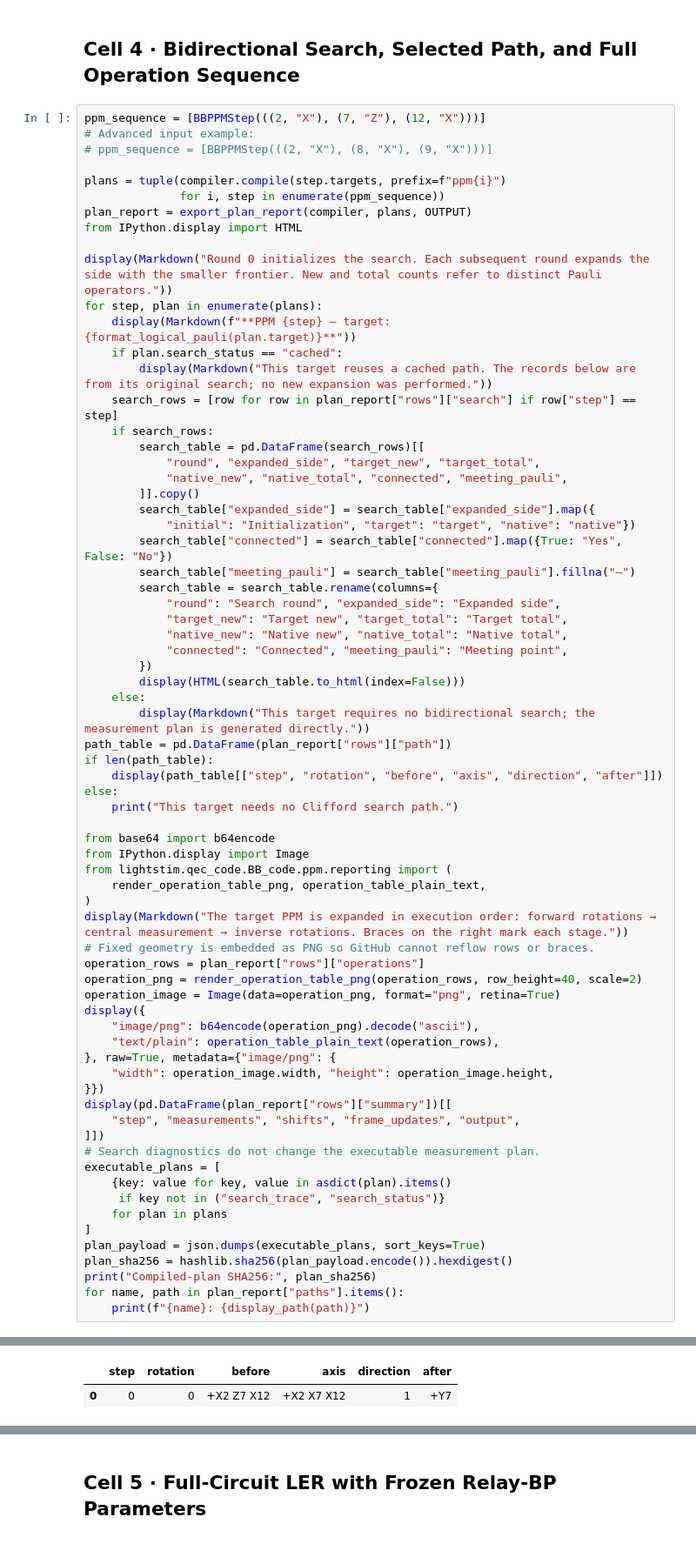
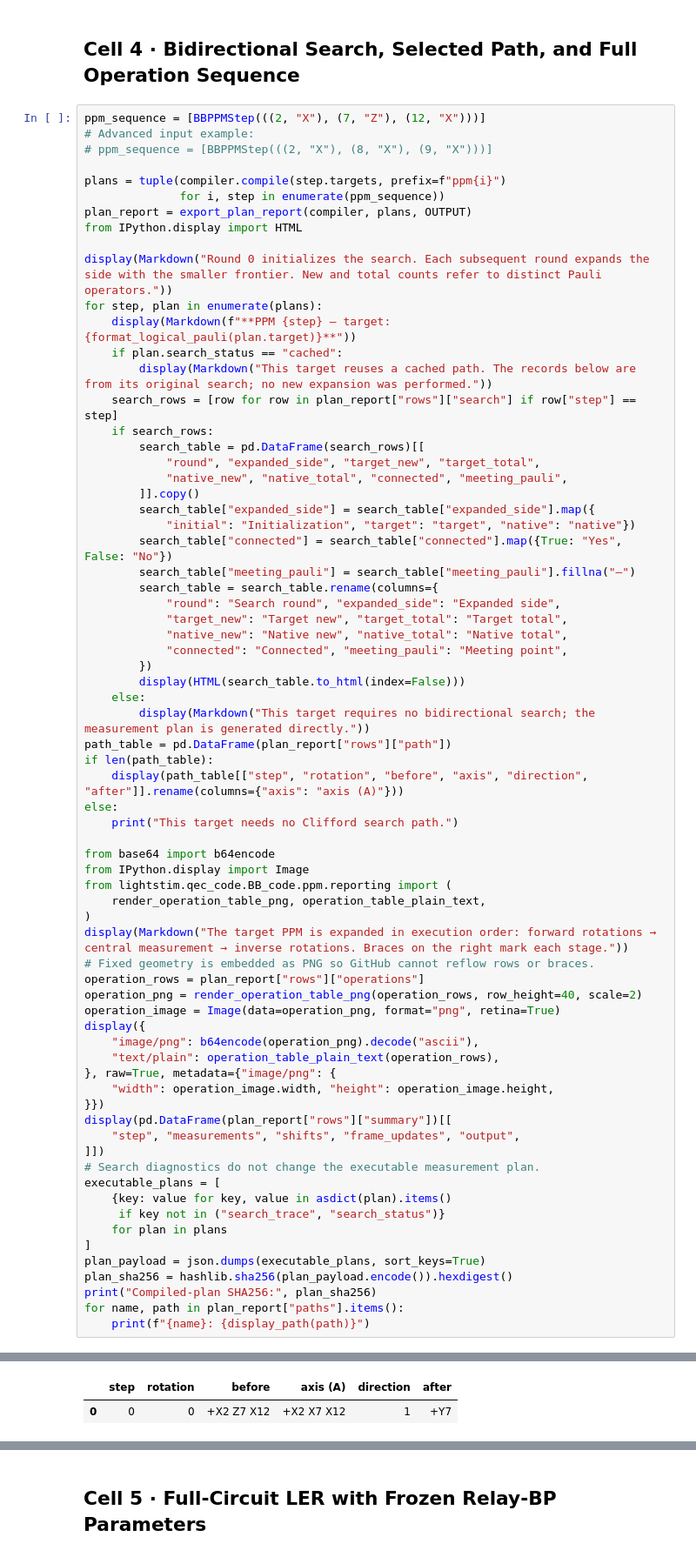
Before and after one commit to John-YuehanZhang/LightStim-upstream, a Jupyter notebook: notebooks/LogicalOps/bb_ppm.ipynb, the cells around one changed output, grey strips where cells are left out. Shown at 87% size. Cells and saved outputs as stored; diff of their text form.

Commit message:
docs(notebooks): label BB PPM rotation axis A

```diff
--- a/notebooks/LogicalOps/bb_ppm.ipynb
+++ b/notebooks/LogicalOps/bb_ppm.ipynb
@@ -232,7 +232,7 @@ for step, plan in enumerate(plans):
         display(Markdown("This target requires no bidirectional search; the measurement plan is generated directly."))
 path_table = pd.DataFrame(plan_report["rows"]["path"])
 if len(path_table):
-    display(path_table[["step", "rotation", "before", "axis", "direction", "after"]])
+    display(path_table[["step", "rotation", "before", "axis", "direction", "after"]].rename(columns={"axis": "axis (A)"}))
 else:
     print("This target needs no Clifford search path.")
 
@@ -245,34 +245,34 @@ display(Markdown("The target PPM is expanded in execution order: forward rotatio
 # Fixed geometry is embedded as PNG so GitHub cannot reflow rows or braces.
 operation_rows = plan_report["rows"]["operations"]
 operation_png = render_operation_table_png(operation_rows, row_height=40, scale=2)
 operation_image = Image(data=operation_png, format="png", retina=True)
 display({
     "image/png": b64encode(operation_png).decode("ascii"),
     "text/plain": operation_table_plain_text(operation_rows),
 }, raw=True, metadata={"image/png": {
     "width": operation_image.width, "height": operation_image.height,
 }})
 display(pd.DataFrame(plan_report["rows"]["summary"])[[
     "step", "measurements", "shifts", "frame_updates", "output",
 ]])
 # Search diagnostics do not change the executable measurement plan.
 executable_plans = [
     {key: value for key, value in asdict(plan).items()
      if key not in ("search_trace", "search_status")}
     for plan in plans
 ]
 plan_payload = json.dumps(executable_plans, sort_keys=True)
 plan_sha256 = hashlib.sha256(plan_payload.encode()).hexdigest()
 print("Compiled-plan SHA256:", plan_sha256)
 for name, path in plan_report["paths"].items():
     print(f"{name}: {display_path(path)}")
 # %% [output]
 Round 0 initializes the search. Each subsequent round expands the side with the smaller frontier. New and total counts refer to distinct Pauli operators.
 **PPM 0 — target: +X2 Z7 X12**
 | Search round | Expanded side | Target new | Target total | Native new | Native total | Connected | Meeting point |
 | 0 | Initialization | 1 | 1 | 245 | 245 | No | — |
 | 1 | target | 100 | 101 | 0 | 245 | Yes | +Y7 |
-|  | step | rotation | before | axis | direction | after |
+|  | step | rotation | before | axis (A) | direction | after |
 | 0 | 0 | 0 | +X2 Z7 X12 | +X2 X7 X12 | 1 | +Y7 |
 The target PPM is expanded in execution order: forward rotations → central measurement → inverse rotations. Braces on the right mark each stage.
 [figure]
```
